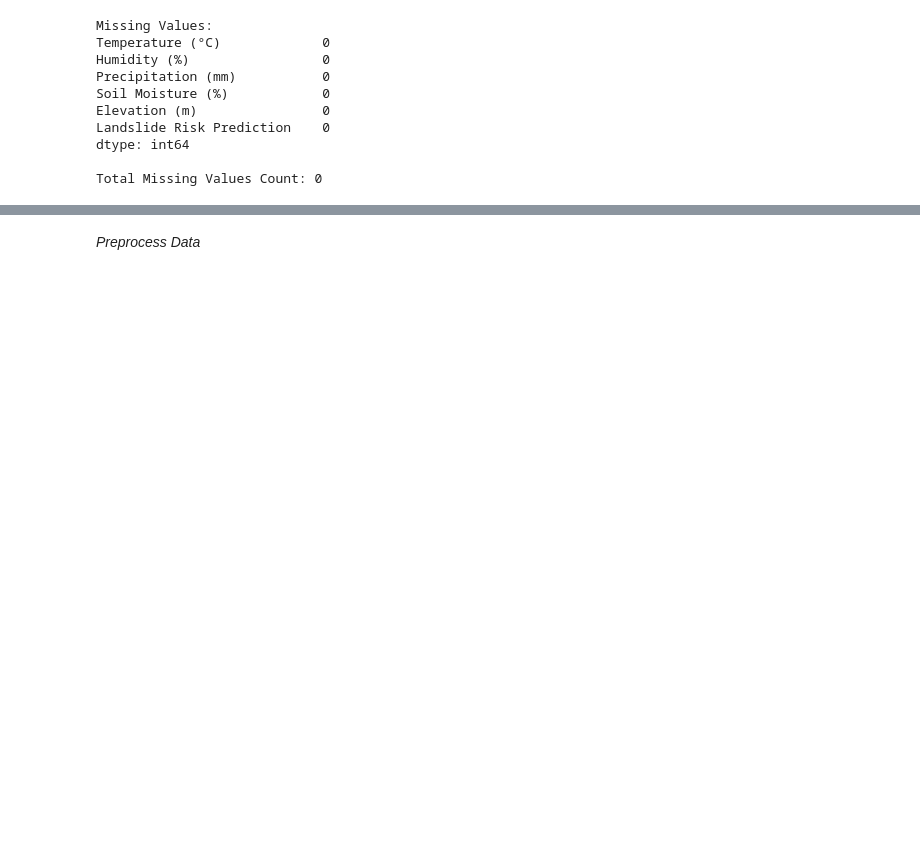
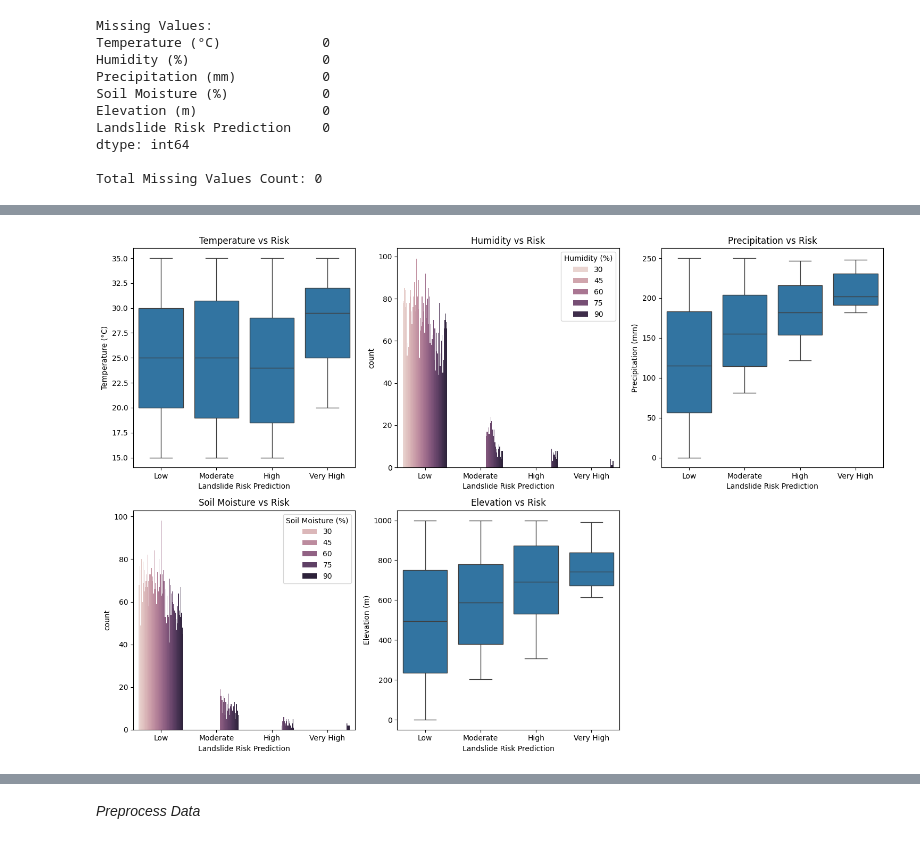
Before and after one commit to knssiriakshaya/Landslide_Risk_Prediction, a Jupyter notebook: Landslide_Risk_Prediction.ipynb, the cells around one changed output, grey strips where cells are left out. Drawn from its saved outputs; the diff is of its cells as text; code cells hidden in the pictures; blank space fills up the shorter version.

```diff
--- a/Landslide_Risk_Prediction.ipynb
+++ b/Landslide_Risk_Prediction.ipynb
@@ -100,0 +146,15 @@ Total Missing Values Count: 0
+# %%
+#Bivarient Analysis
+fig,axes=plt.subplots(2,3,figsize=(15,10))
+axes = axes.flatten()
+sns.boxplot(x='Landslide Risk Prediction',y='Temperature (°C)',data=df,ax=axes[0]).set_title('Temperature vs Risk')
+sns.countplot(x='Landslide Risk Prediction',hue='Humidity (%)',data=df,ax=axes[1]).set_title('Humidity vs Risk')
+sns.boxplot(x='Landslide Risk Prediction',y='Precipitation (mm)',data=df,ax=axes[2]).set_title('Precipitation vs Risk')
+sns.countplot(x='Landslide Risk Prediction',hue='Soil Moisture (%)',data=df,ax=axes[3]).set_title('Soil Moisture vs Risk')
+sns.boxplot(x='Landslide Risk Prediction',y='Elevation (m)',data=df,ax=axes[4]).set_title('Elevation vs Risk')
+# Hide the last axis since there are only 5 plots
+axes[-1].set_visible(False)
+plt.tight_layout()
+plt.show()
+# %% [output]
+[figure, added]
```
Also changed, not shown: parts of 16 cells of this notebook.
